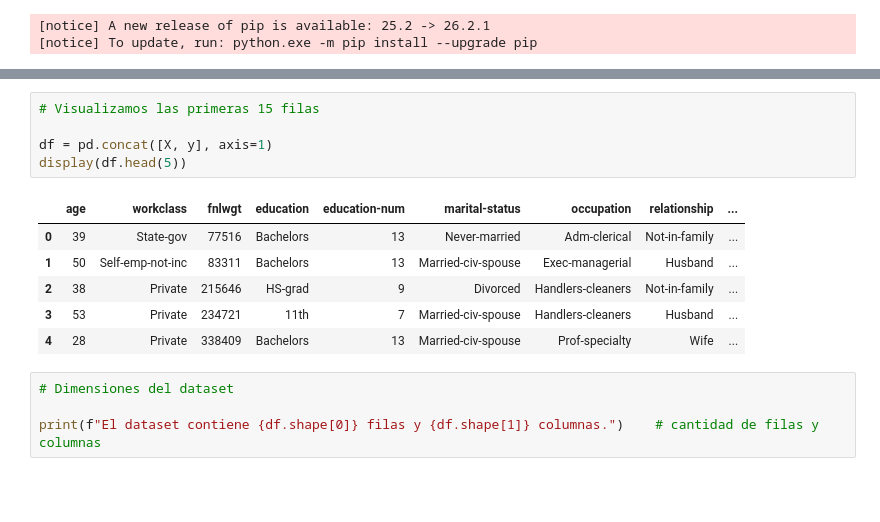
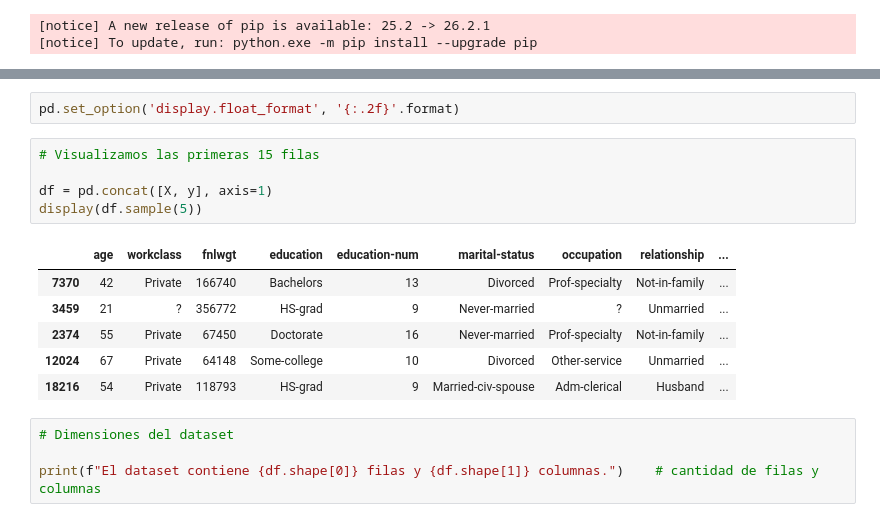
Before and after one commit to sebacalfa/ProyFinal_Mod6, a Jupyter notebook: Proyecto_Final_Mod6.ipynb, the cells around one changed output, grey strips where cells are left out. Saved outputs shown, nothing was run; the diff lists cells and outputs as text; blank space fills up the shorter version.

```diff
--- a/Proyecto_Final_Mod6.ipynb
+++ b/Proyecto_Final_Mod6.ipynb
@@ -84,18 +86,20 @@ print(adult.variables)
 12                                               None  None             no
 13  United-States, Cambodia, England, Puerto-Rico,...  None            yes
 14                                       >50K, <=50K.  None             no
+# %%
+pd.set_option('display.float_format', '{:.2f}'.format)
 # %%
 # Visualizamos las primeras 15 filas
 
 df = pd.concat([X, y], axis=1)
-display(df.head(5))
+display(df.sample(5))
 # %% [output]
 |  | age | workclass | fnlwgt | education | education-num | marital-status | occupation | relationship | ... |
-| 0 | 39 | State-gov | 77516 | Bachelors | 13 | Never-married | Adm-clerical | Not-in-family | ... |
-| 1 | 50 | Self-emp-not-inc | 83311 | Bachelors | 13 | Married-civ-spouse | Exec-managerial | Husband | ... |
-| 2 | 38 | Private | 215646 | HS-grad | 9 | Divorced | Handlers-cleaners | Not-in-family | ... |
-| 3 | 53 | Private | 234721 | 11th | 7 | Married-civ-spouse | Handlers-cleaners | Husband | ... |
-| 4 | 28 | Private | 338409 | Bachelors | 13 | Married-civ-spouse | Prof-specialty | Wife | ... |
+| 7370 | 42 | Private | 166740 | Bachelors | 13 | Divorced | Prof-specialty | Not-in-family | ... |
+| 3459 | 21 | ? | 356772 | HS-grad | 9 | Never-married | ? | Unmarried | ... |
+| 2374 | 55 | Private | 67450 | Doctorate | 16 | Never-married | Prof-specialty | Not-in-family | ... |
+| 12024 | 67 | Private | 64148 | Some-college | 10 | Divorced | Other-service | Unmarried | ... |
+| 18216 | 54 | Private | 118793 | HS-grad | 9 | Married-civ-spouse | Adm-clerical | Husband | ... |
 # %%
 # Dimensiones del dataset
 
```
Also changed, not shown: parts of 24 cells of this notebook.
